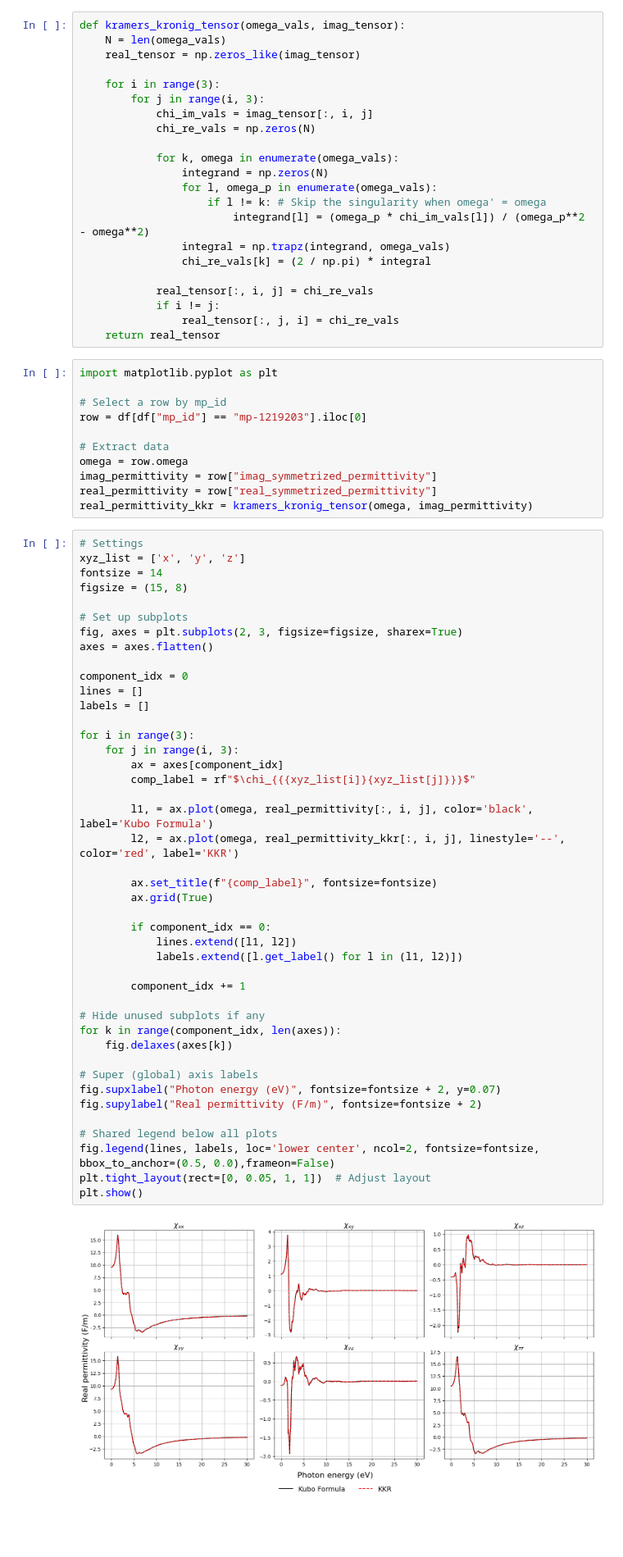
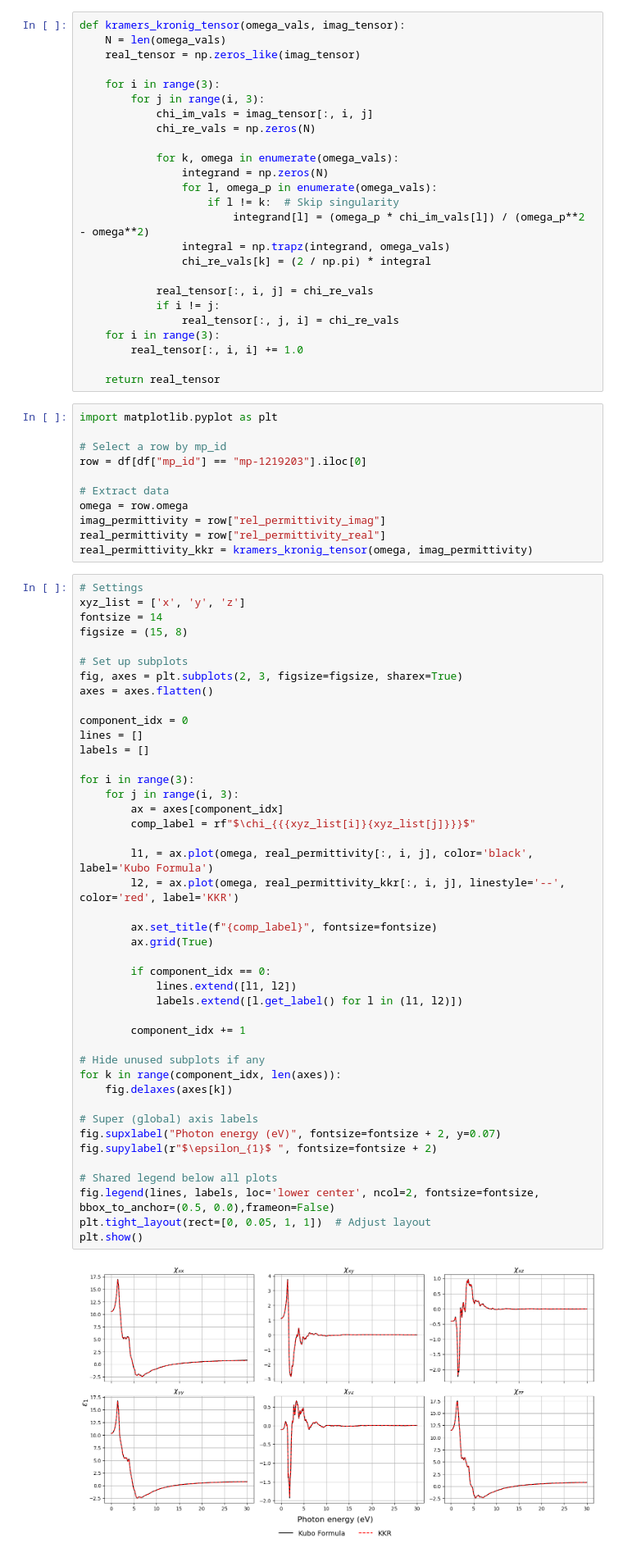
Before and after one commit to qmatyanlab/TSENN, a Jupyter notebook: notebook/kramer_kronig_relation.ipynb, the cells around one changed output. Shown at 82% size. Cells and saved outputs as stored; diff of their text form; blank space fills up the shorter version.

```diff
--- a/notebook/kramer_kronig_relation.ipynb
+++ b/notebook/kramer_kronig_relation.ipynb
@@ -27,7 +27,7 @@ def kramers_kronig_tensor(omega_vals, imag_tensor):
             for k, omega in enumerate(omega_vals):
                 integrand = np.zeros(N)
                 for l, omega_p in enumerate(omega_vals):
-                    if l != k: # Skip the singularity when omega' = omega
+                    if l != k:  # Skip singularity
                         integrand[l] = (omega_p * chi_im_vals[l]) / (omega_p**2 - omega**2)
                 integral = np.trapz(integrand, omega_vals)
                 chi_re_vals[k] = (2 / np.pi) * integral
@@ -35,6 +35,9 @@ def kramers_kronig_tensor(omega_vals, imag_tensor):
             real_tensor[:, i, j] = chi_re_vals
             if i != j:
                 real_tensor[:, j, i] = chi_re_vals
+    for i in range(3):
+        real_tensor[:, i, i] += 1.0
+
     return real_tensor
 # %%
 import matplotlib.pyplot as plt
@@ -44,8 +47,8 @@ row = df[df["mp_id"] == "mp-1219203"].iloc[0]
 
 # Extract data
 omega = row.omega
-imag_permittivity = row["imag_symmetrized_permittivity"]
-real_permittivity = row["real_symmetrized_permittivity"]
+imag_permittivity = row["rel_permittivity_imag"]
+real_permittivity = row["rel_permittivity_real"]
 real_permittivity_kkr = kramers_kronig_tensor(omega, imag_permittivity)
 # %%
 # Settings
@@ -63,32 +66,32 @@ labels = []
 
 for i in range(3):
     for j in range(i, 3):
         ax = axes[component_idx]
         comp_label = rf"$\chi_{{{xyz_list[i]}{xyz_list[j]}}}$"
 
         l1, = ax.plot(omega, real_permittivity[:, i, j], color='black', label='Kubo Formula')
         l2, = ax.plot(omega, real_permittivity_kkr[:, i, j], linestyle='--', color='red', label='KKR')
 
         ax.set_title(f"{comp_label}", fontsize=fontsize)
         ax.grid(True)
 
         if component_idx == 0:
             lines.extend([l1, l2])
             labels.extend([l.get_label() for l in (l1, l2)])
 
         component_idx += 1
 
 # Hide unused subplots if any
 for k in range(component_idx, len(axes)):
     fig.delaxes(axes[k])
 
 # Super (global) axis labels
 fig.supxlabel("Photon energy (eV)", fontsize=fontsize + 2, y=0.07)
-fig.supylabel("Real permittivity (F/m)", fontsize=fontsize + 2)
+fig.supylabel(r"$\epsilon_{1}$ ", fontsize=fontsize + 2)
 
 # Shared legend below all plots
 fig.legend(lines, labels, loc='lower center', ncol=2, fontsize=fontsize,  bbox_to_anchor=(0.5, 0.0),frameon=False)
 plt.tight_layout(rect=[0, 0.05, 1, 1])  # Adjust layout
 plt.show()
 # %% [output]
-[figure, old version]
+[figure, new version]
```
Also changed, not shown: 31 other files.
